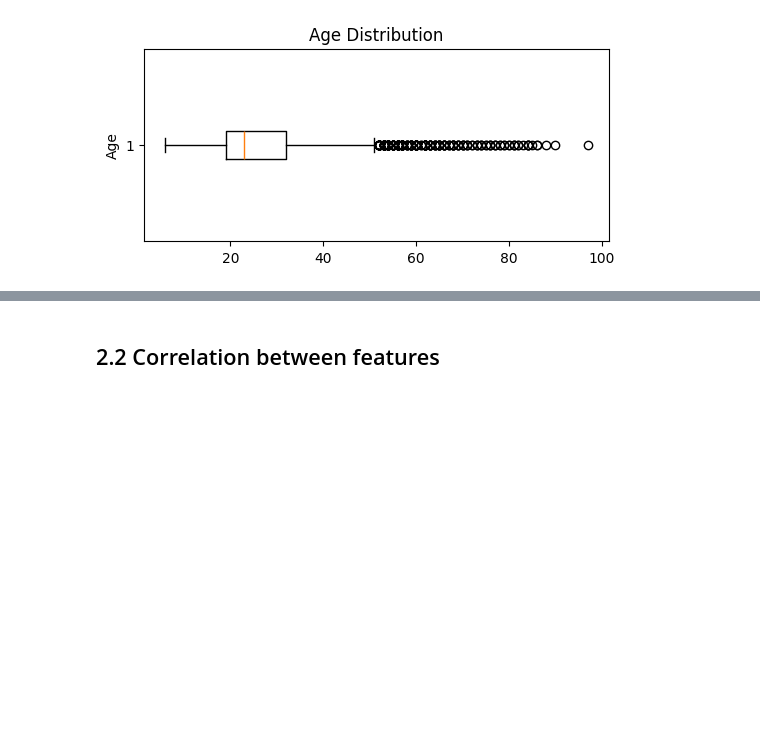
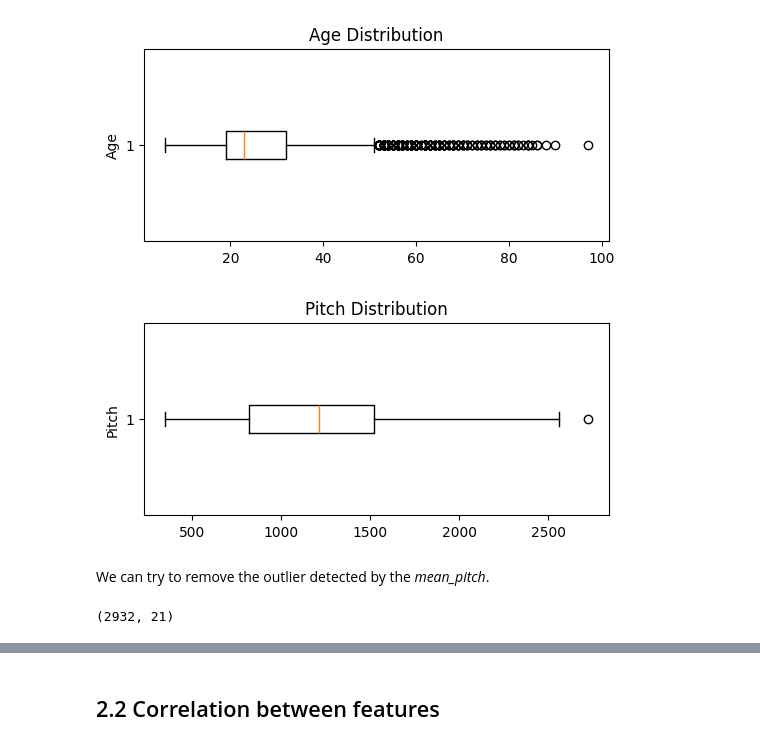
Before and after one commit to d4darius/DSL-AgeDetection, a Jupyter notebook: DSL-AgeDetection.ipynb, the cells around one changed output, grey strips where cells are left out. Drawn from its saved outputs; the diff is of its cells as text; code cells hidden in the pictures; blank space fills up the shorter version.

Commit message:
data exploration

```diff
--- a/DSL-AgeDetection.ipynb
+++ b/DSL-AgeDetection.ipynb
@@ -65,0 +70,17 @@ memory usage: 458.4+ KB
+# %%
+directory = 'DSL_Winter_Project_2025'
+data_list = []
+spectograms = []
+durations = []
+for i in range(dev_df.shape[0]):
+    filename = dev_df['path'][i]
+    file_path = os.path.join(directory, filename)
+    if os.path.isfile(file_path):
+        y, sr = librosa.load(file_path, sr = dev_df['sampling_rate'][i])
+        #mel_spectrogram = librosa.feature.melspectrogram(y=y, sr=sr, fmax=8000, n_fft=y.size)
+        #log_spectrogram = librosa.power_to_db(mel_spectrogram, ref=np.max)
+        duration = librosa.get_duration(y=y, sr=sr)
+        durations.append(duration)
+        #spectograms.append(log_spectrogram)
+
+dev_df['duration'] = durations
@@ -73,3 +113,22 @@ plt.ylabel('Age')
 plt.show()
 # %% [output]
 [figure]
+# %%
+plt.figure(figsize=(6, 2.5))
+plt.boxplot(dev_df['mean_pitch'], vert = False)
+plt.title('Pitch Distribution')
+plt.ylabel('Pitch')
+plt.show()
+# %% [output]
+[figure, added]
+# %% [markdown]
+We can try to remove the outlier detected by the *mean_pitch*.
+# %%
+Q1 = df['mean_pitch'].quantile(0.25)
+Q3 = df['mean_pitch'].quantile(0.75)
+IQR = Q3 - Q1
+
+df = df[(df['mean_pitch'] >= (Q1 - 1.5 * IQR)) & (df['mean_pitch'] <= (Q3 + 1.5 * IQR))]
+df.shape
+# %% [output]
+(2932, 21)
```
Also changed, not shown: parts of 30 cells of this notebook.
